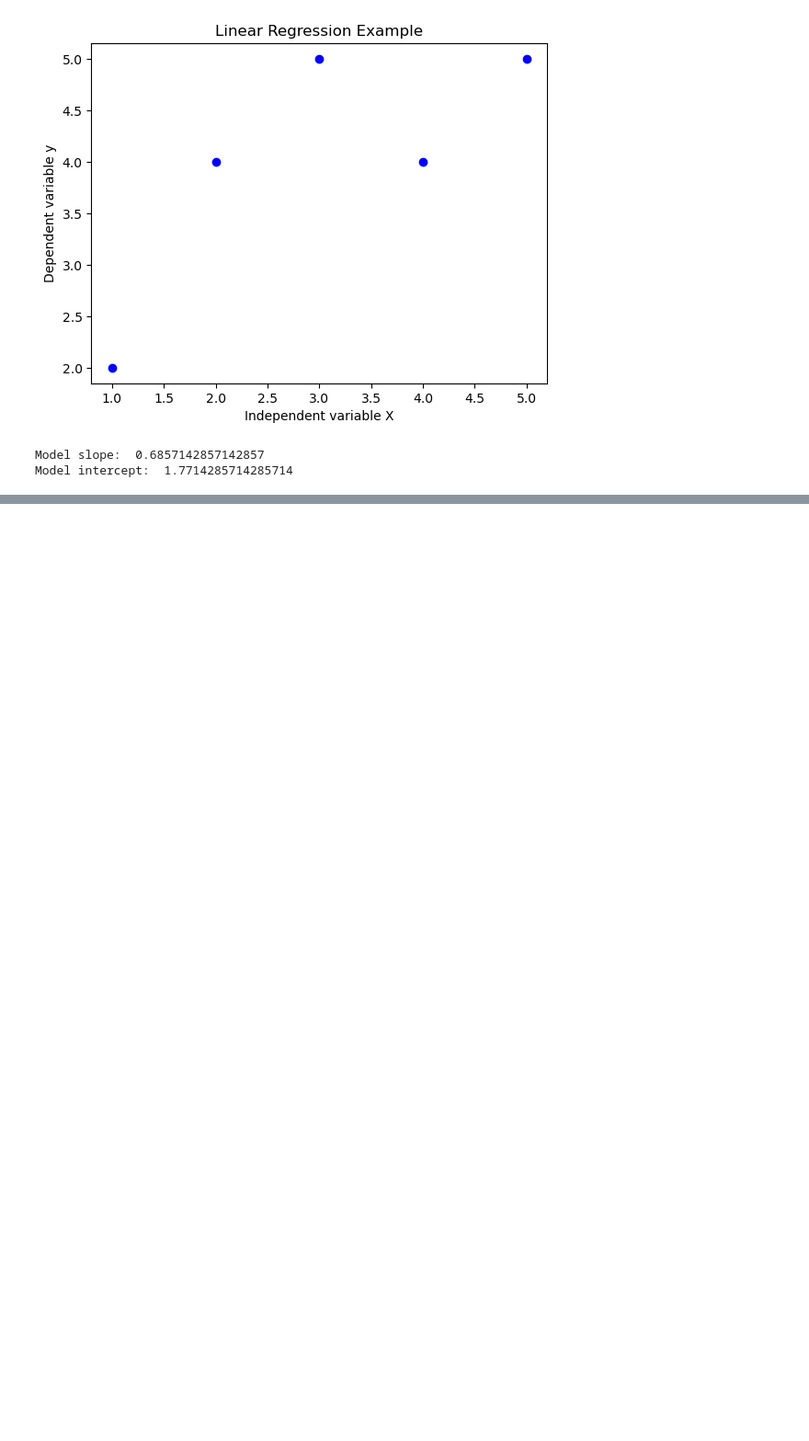
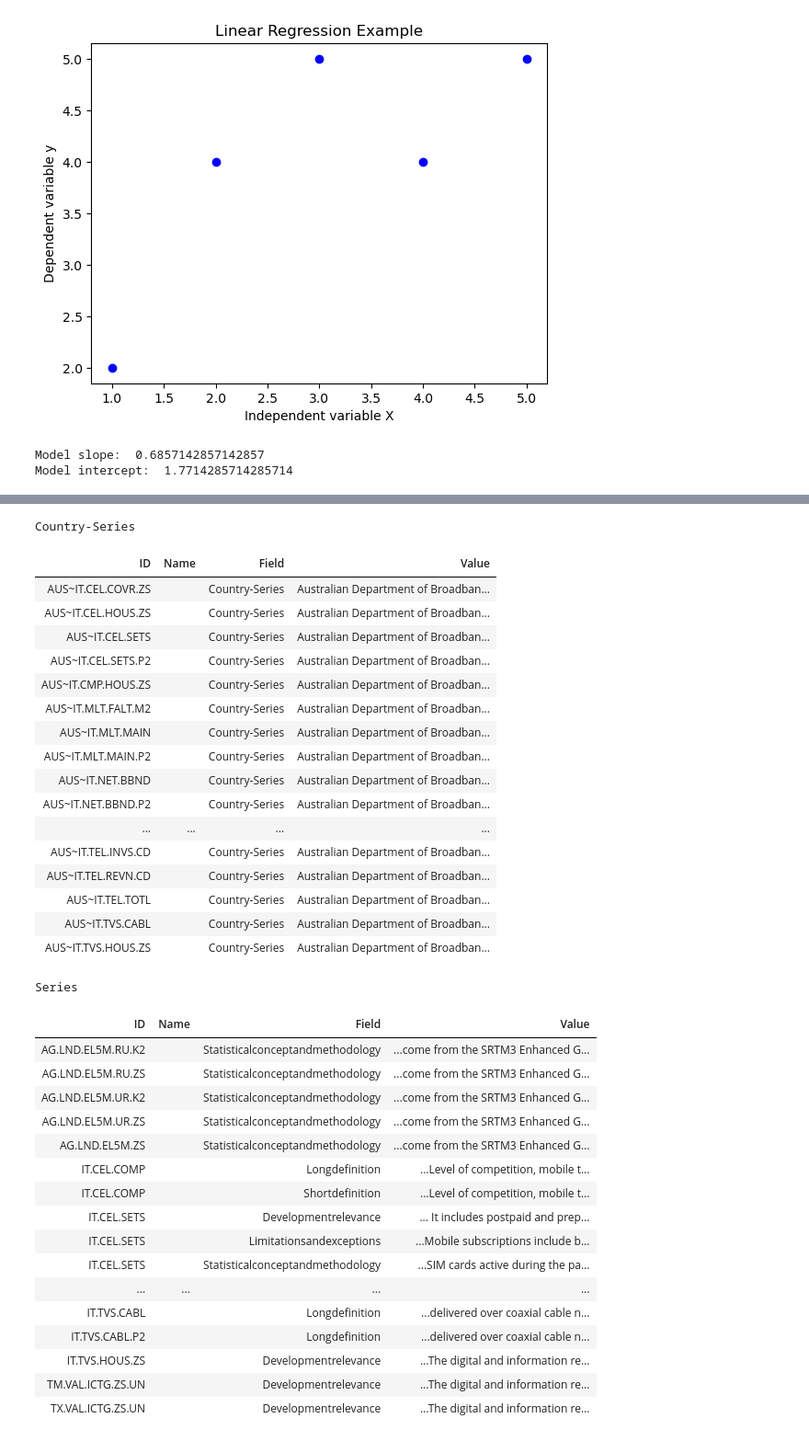
Before and after one commit to DiogoRibeiro7/Medium-Blog, a Jupyter notebook: anova_analysis/anova_analysis.ipynb, the cells around one changed output, grey strips where cells are left out. Shown at 92% size. Drawn from its saved outputs; the diff is of its cells as text; code cells hidden in the pictures; blank space fills up the shorter version.

```diff
--- a/anova_analysis/anova_analysis.ipynb
+++ b/anova_analysis/anova_analysis.ipynb
@@ -726,0 +748,39 @@ Model intercept:  1.7714285714285714
+# %%
+wb.search("digital")
+# %% [output]
+Country-Series
+| ID | Name | Field | Value |
+| AUS~IT.CEL.COVR.ZS |  | Country-Series | Australian Department of Broadban... |
+| AUS~IT.CEL.HOUS.ZS |  | Country-Series | Australian Department of Broadban... |
+| AUS~IT.CEL.SETS |  | Country-Series | Australian Department of Broadban... |
+| AUS~IT.CEL.SETS.P2 |  | Country-Series | Australian Department of Broadban... |
+| AUS~IT.CMP.HOUS.ZS |  | Country-Series | Australian Department of Broadban... |
+| AUS~IT.MLT.FALT.M2 |  | Country-Series | Australian Department of Broadban... |
+| AUS~IT.MLT.MAIN |  | Country-Series | Australian Department of Broadban... |
+| AUS~IT.MLT.MAIN.P2 |  | Country-Series | Australian Department of Broadban... |
+| AUS~IT.NET.BBND |  | Country-Series | Australian Department of Broadban... |
+| AUS~IT.NET.BBND.P2 |  | Country-Series | Australian Department of Broadban... |
+| ... | ... | ... | ... |
+| AUS~IT.TEL.INVS.CD |  | Country-Series | Australian Department of Broadban... |
+| AUS~IT.TEL.REVN.CD |  | Country-Series | Australian Department of Broadban... |
+| AUS~IT.TEL.TOTL |  | Country-Series | Australian Department of Broadban... |
+| AUS~IT.TVS.CABL |  | Country-Series | Australian Department of Broadban... |
+| AUS~IT.TVS.HOUS.ZS |  | Country-Series | Australian Department of Broadban... |
+Series
+| ID | Name | Field | Value |
+| AG.LND.EL5M.RU.K2 |  | Statisticalconceptandmethodology | ...come from the SRTM3 Enhanced G... |
+| AG.LND.EL5M.RU.ZS |  | Statisticalconceptandmethodology | ...come from the SRTM3 Enhanced G... |
+| AG.LND.EL5M.UR.K2 |  | Statisticalconceptandmethodology | ...come from the SRTM3 Enhanced G... |
+| AG.LND.EL5M.UR.ZS |  | Statisticalconceptandmethodology | ...come from the SRTM3 Enhanced G... |
+| AG.LND.EL5M.ZS |  | Statisticalconceptandmethodology | ...come from the SRTM3 Enhanced G... |
+| IT.CEL.COMP |  | Longdefinition | ...Level of competition, mobile t... |
+| IT.CEL.COMP |  | Shortdefinition | ...Level of competition, mobile t... |
+| IT.CEL.SETS |  | Developmentrelevance | ... It includes postpaid and prep... |
+| IT.CEL.SETS |  | Limitationsandexceptions | ...Mobile subscriptions include b... |
+| IT.CEL.SETS |  | Statisticalconceptandmethodology | ...SIM cards active during the pa... |
+| ... | ... | ... | ... |
+| IT.TVS.CABL |  | Longdefinition | ...delivered over coaxial cable n... |
+| IT.TVS.CABL.P2 |  | Longdefinition | ...delivered over coaxial cable n... |
+| IT.TVS.HOUS.ZS |  | Developmentrelevance | ...The digital and information re... |
+| TM.VAL.ICTG.ZS.UN |  | Developmentrelevance | ...The digital and information re... |
+| TX.VAL.ICTG.ZS.UN |  | Developmentrelevance | ...The digital and information re... |
```
Also changed, not shown: parts of 1 cell of this notebook.
